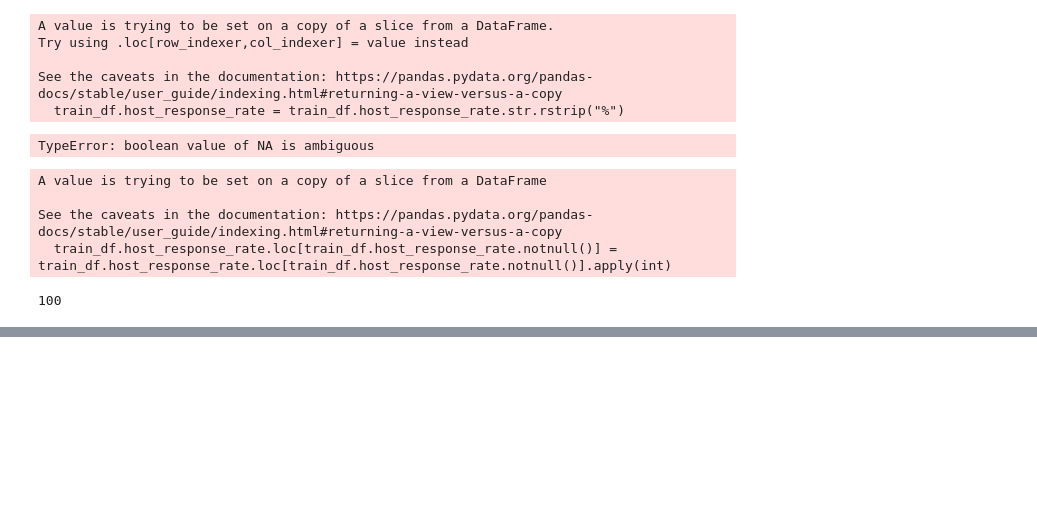
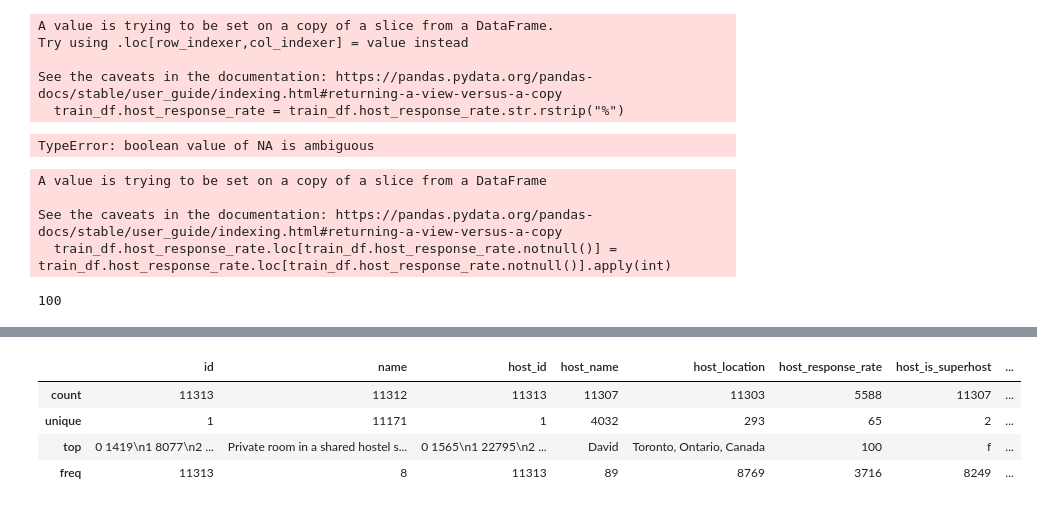
Before and after one commit to Owen-Darkhorse/STAT-441-Project, a Jupyter notebook: Airbnb EDA.ipynb, the cells around one changed output, grey strips where cells are left out. Saved outputs shown, nothing was run; the diff lists cells and outputs as text; code cells hidden in the pictures; blank space fills up the shorter version.

Commit message:
Described and correct the variables 11 - 20

```diff
--- a/Airbnb EDA.ipynb
+++ b/Airbnb EDA.ipynb
@@ -546,0 +567,4 @@ See the caveats in the documentation: https://pandas.pydata.org/pandas-docs/stab
+# %%
+## Convert id and host id int numerical values
+train_df.id = str(train_df.id)
+train_df.host_id = str(train_df.host_id)
@@ -546,0 +582,8 @@ See the caveats in the documentation: https://pandas.pydata.org/pandas-docs/stab
+# %%
+train_df.iloc[:, :11].describe(include = "O")
+# %% [output]
+|  | id | name | host_id | host_name | host_location | host_response_rate | host_is_superhost | ... |
+| count | 11313 | 11312 | 11313 | 11307 | 11303 | 5588 | 11307 | ... |
+| unique | 1 | 11171 | 1 | 4032 | 293 | 65 | 2 | ... |
+| top | 0 1419\n1 8077\n2 ... | Private room in a shared hostel s... | 0 1565\n1 22795\n2 ... | David | Toronto, Ontario, Canada | 100 | f | ... |
+| freq | 11313 | 8 | 11313 | 89 | 8769 | 3716 | 8249 | ... |
```
Also changed, not shown: parts of 17 cells of this notebook.
